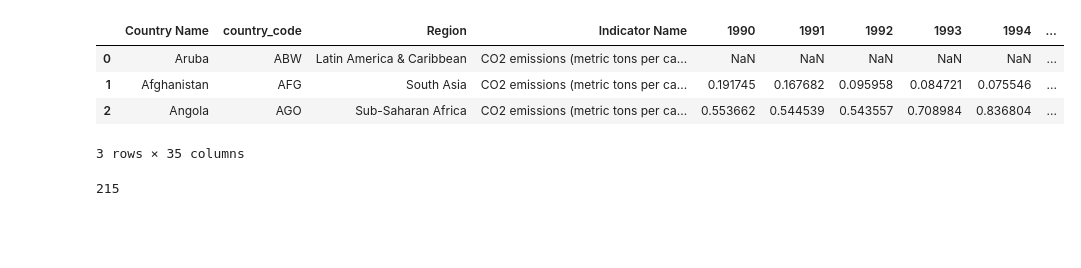
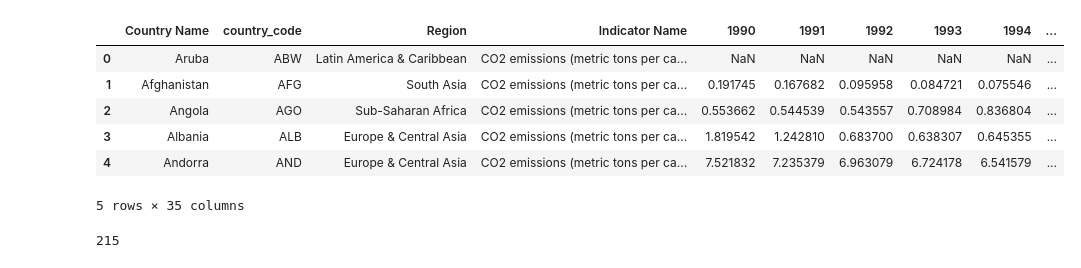
Before and after one commit to the-theertha/eda_project, a Jupyter notebook: co2_emissions_report.ipynb, the cells around one changed output. Cells and saved outputs as stored; diff of their text form; code cells hidden in the pictures; blank space fills up the shorter version.

```diff
--- a/co2_emissions_report.ipynb
+++ b/co2_emissions_report.ipynb
@@ -6,13 +10,15 @@ import seaborn as sns # for plotting advance graphs
 # %%
 df = pd.read_csv("co2.csv") # reading data from a csv file
 # %%
-df.head(3) # watcing the first few rows of data
+df.head() # watcing the first few rows of data
 # %% [output]
 |  | Country Name | country_code | Region | Indicator Name | 1990 | 1991 | 1992 | 1993 | 1994 | ... |
 | 0 | Aruba | ABW | Latin America & Caribbean | CO2 emissions (metric tons per ca... | NaN | NaN | NaN | NaN | NaN | ... |
 | 1 | Afghanistan | AFG | South Asia | CO2 emissions (metric tons per ca... | 0.191745 | 0.167682 | 0.095958 | 0.084721 | 0.075546 | ... |
 | 2 | Angola | AGO | Sub-Saharan Africa | CO2 emissions (metric tons per ca... | 0.553662 | 0.544539 | 0.543557 | 0.708984 | 0.836804 | ... |
+| 3 | Albania | ALB | Europe & Central Asia | CO2 emissions (metric tons per ca... | 1.819542 | 1.242810 | 0.683700 | 0.638307 | 0.645355 | ... |
+| 4 | Andorra | AND | Europe & Central Asia | CO2 emissions (metric tons per ca... | 7.521832 | 7.235379 | 6.963079 | 6.724178 | 6.541579 | ... |
-3 rows × 35 columns
+5 rows × 35 columns
 # %%
 df['Country Name'].nunique() # checking all unique country names
 # %% [output]
```
Also changed, not shown: parts of 16 cells of this notebook.
